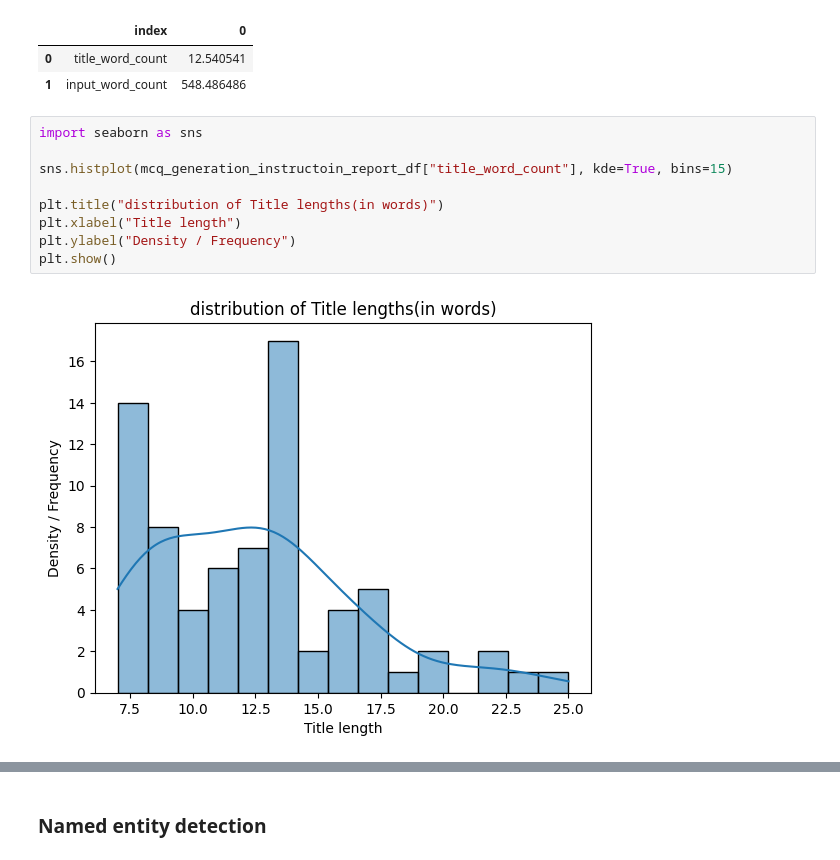
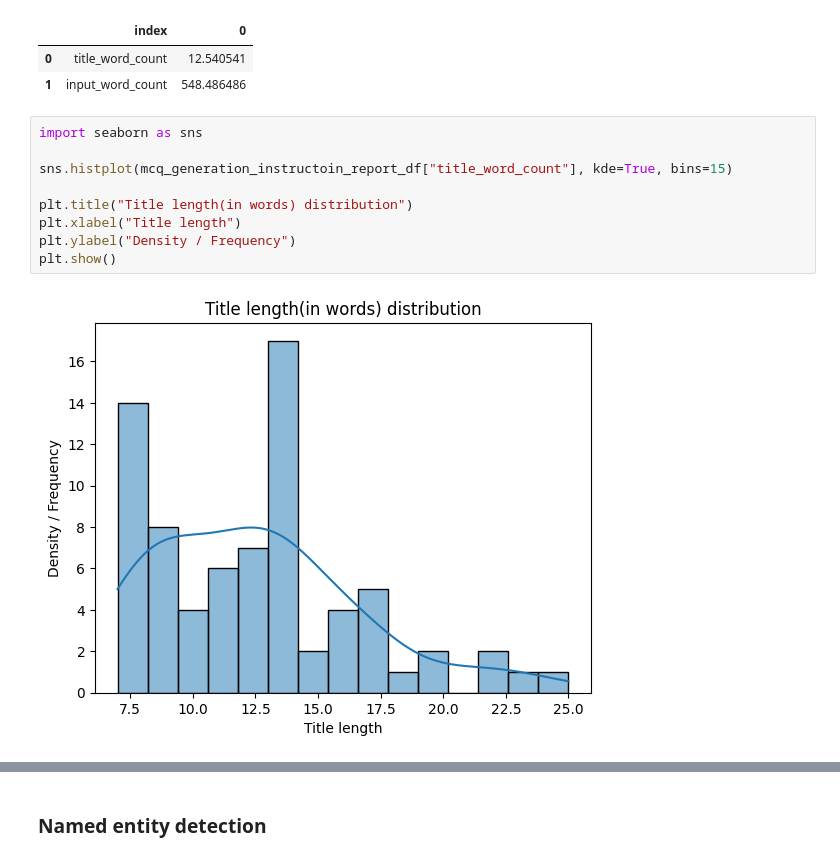
Before and after one commit to abdulwazed/Automated_MCQ_By_SLM_On_CA, a Jupyter notebook: src/03_eda_visualization.ipynb, the cells around one changed output, grey strips where cells are left out. Saved outputs shown, nothing was run; the diff lists cells and outputs as text.

```diff
--- a/src/03_eda_visualization.ipynb
+++ b/src/03_eda_visualization.ipynb
@@ -134,14 +134,14 @@ mcq_generation_instructoin_report_df[["title_word_count","input_word_count"]].me
 # %%
 import seaborn as sns
 
 sns.histplot(mcq_generation_instructoin_report_df["title_word_count"], kde=True, bins=15)
 
-plt.title("distribution of Title lengths(in words)")
+plt.title("Title length(in words) distribution")
 plt.xlabel("Title length")
 plt.ylabel("Density / Frequency")
 plt.show()
 # %% [output]
-[figure, old version]
+[figure, new version]
 # %%
 sns.histplot(mcq_generation_instructoin_report_df["input_word_count"], kde=True, bins=15)
 
```
Also changed, not shown: parts of 4 cells of this notebook, 11 other files.
